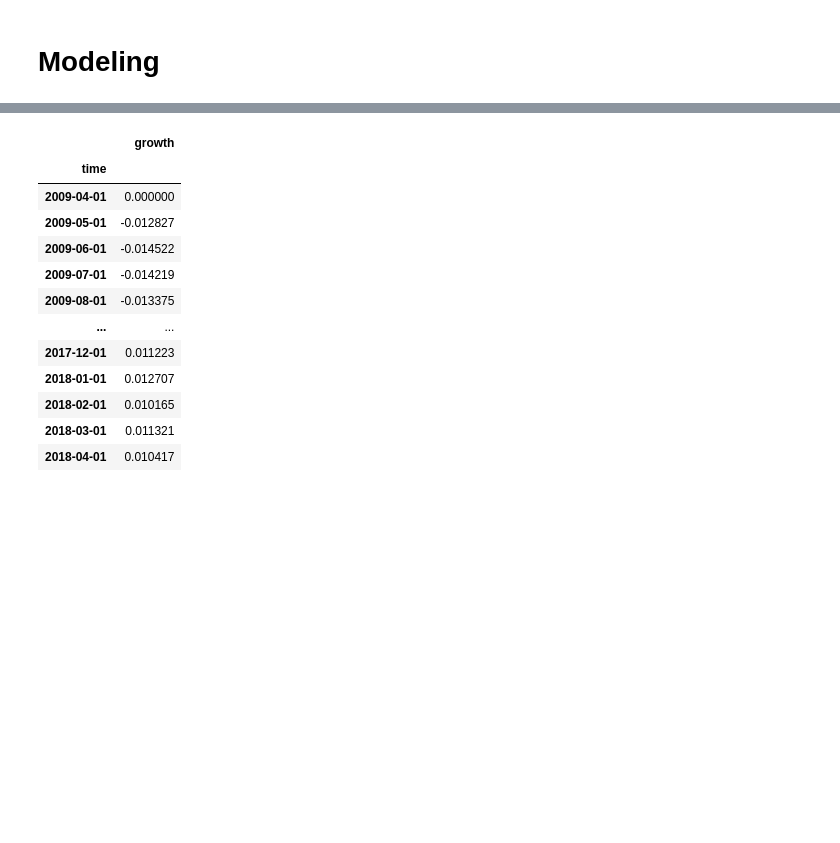
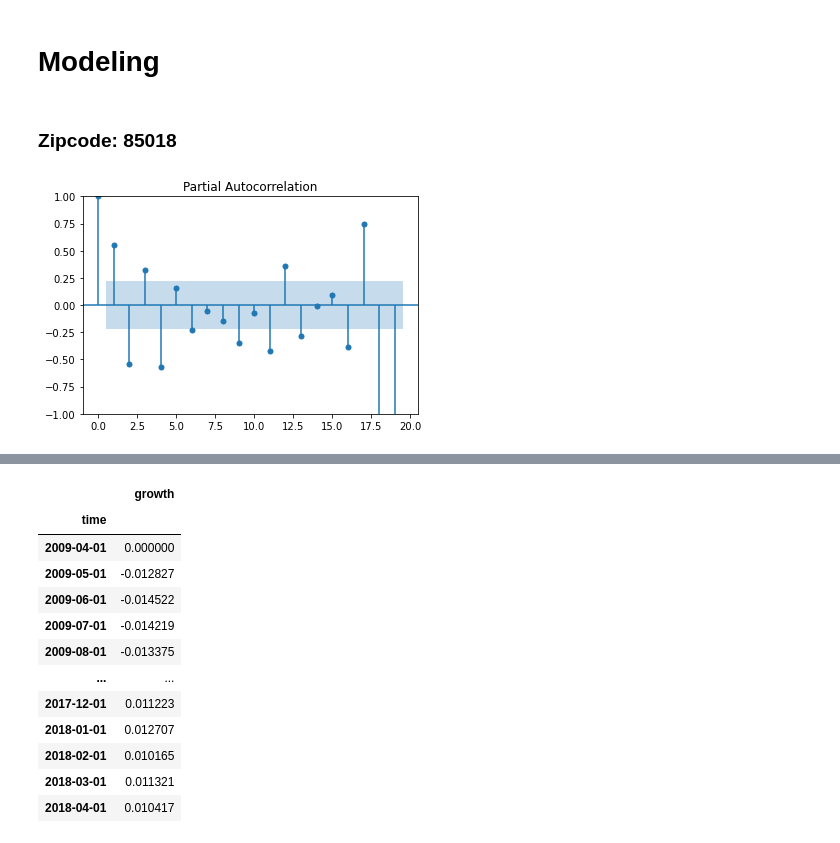
Before and after one commit to MatthewR1021/Zillow_Time_Series, a Jupyter notebook: jerry.ipynb, the cells around one changed output, grey strips where cells are left out. Saved outputs shown, nothing was run; the diff lists cells and outputs as text; code cells hidden in the pictures; blank space fills up the shorter version.

```diff
--- a/jerry.ipynb
+++ b/jerry.ipynb
@@ -515,0 +431,3 @@ None
+# %%
+for z in zipcodes:
+    new_df[str(z)] = decompose(z,'growth')
@@ -515,0 +463,2 @@ None
+# %%
+stationary = new_df.drop('85266',axis=1)
@@ -516,2 +475,8 @@ None
 # %% [markdown]
 # Modeling
+# %%
+def train_test_spt(ts,test_size):
+    cutoff = round(ts.shape[0]*(1-test_size))
+    train = ts[:cutoff]
+    test = ts[cutoff:]
+    return (train,test)
@@ -517,0 +508,9 @@ None
+# %% [markdown]
+### Zipcode: 85018
+# %%
+train = train_test_spt(stationary['85018'],.2)[0]
+test = train_test_spt(stationary['85018'],.2)[1]
+# %%
+plot_pacf(train);
+# %% [output]
+[figure, added]
```
Also changed, not shown: parts of 60 cells of this notebook.
